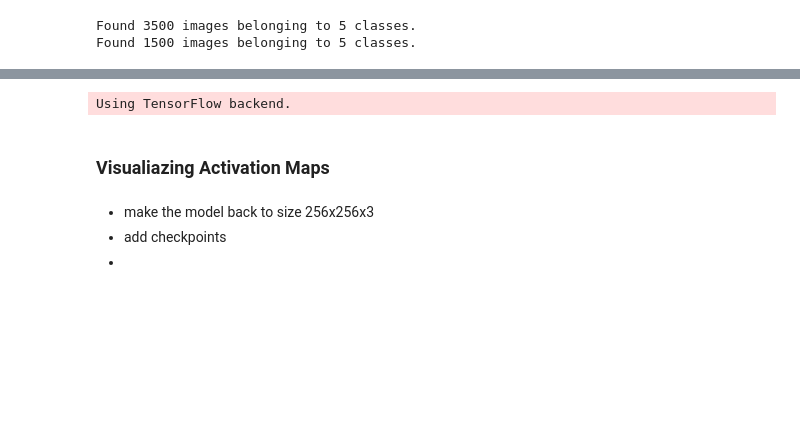
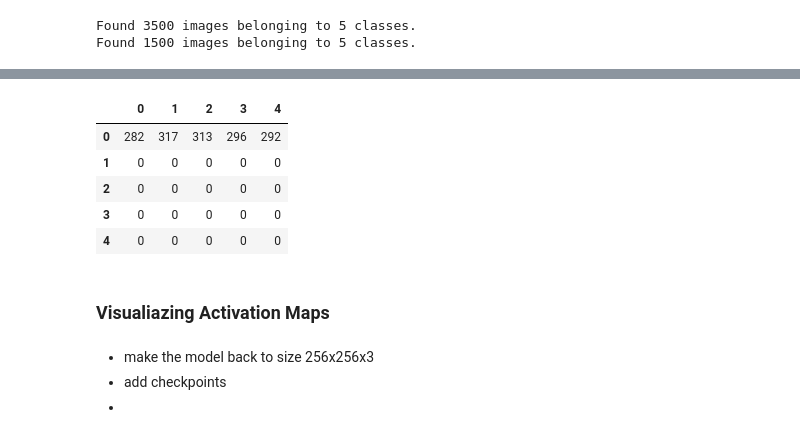
Before and after one commit to Gourang97/Image-Based-Product-Recommendation, a Jupyter notebook: Notebooks/custom_model.ipynb, the cells around one changed output, grey strips where cells are left out. Drawn from its saved outputs; the diff is of its cells as text; code cells hidden in the pictures; blank space fills up the shorter version.

```diff
--- a/Notebooks/custom_model.ipynb
+++ b/Notebooks/custom_model.ipynb
@@ -221,5 +228,3 @@ KeyboardInterrupt:
 # %%
-# pickle.dump(model, open("../Data/local_model_v1.p", 'wb'))
-model = pickle.load(open("../Data/local_model.p", 'rb'))
+pickle.dump(model, open("../Data/local_model_categorical_hinge_loss.p", 'wb'))
+# model = pickle.load(open("../Data/local_model_v2.p", 'rb'))
-# %% [output]
-Using TensorFlow backend.
@@ -225,0 +233,4 @@ Using TensorFlow backend.
+# %%
+pred = []
+for i in glob.glob("../../images/test/*/*.jpg"):
+    pred.append(model.predict_classes(np.reshape(img_to_array(load_img(i, target_size=(256, 256, 3))), (1, 256, 256, 3))))
@@ -226,3 +239,12 @@ Using TensorFlow backend.
+# %%
+pd.DataFrame(confusion_matrix(pred, y_test))
+# %% [output]
+|  | 0 | 1 | 2 | 3 | 4 |
+| 0 | 282 | 317 | 313 | 296 | 292 |
+| 1 | 0 | 0 | 0 | 0 | 0 |
+| 2 | 0 | 0 | 0 | 0 | 0 |
+| 3 | 0 | 0 | 0 | 0 | 0 |
+| 4 | 0 | 0 | 0 | 0 | 0 |
 # %% [markdown]
 ### Visualiazing Activation  Maps
 # %% [markdown]
```
Also changed, not shown: parts of 15 cells of this notebook, 3 other files.
